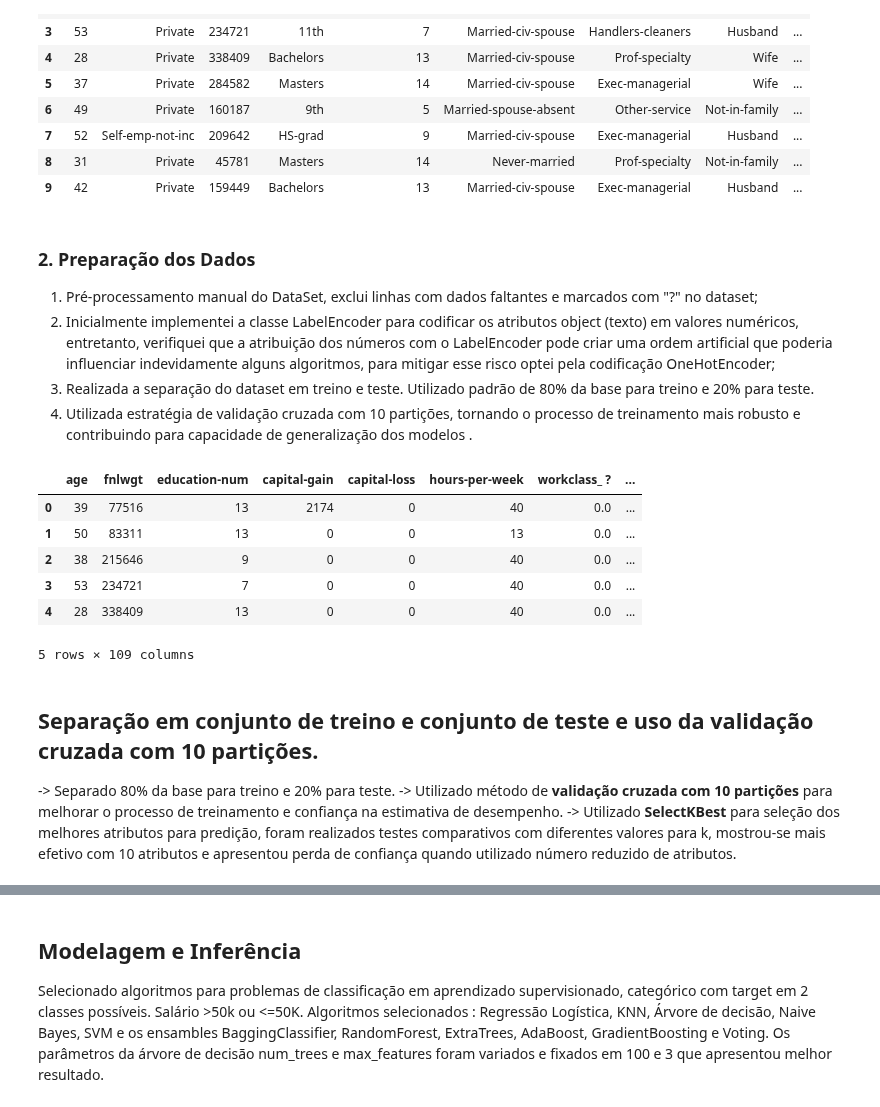
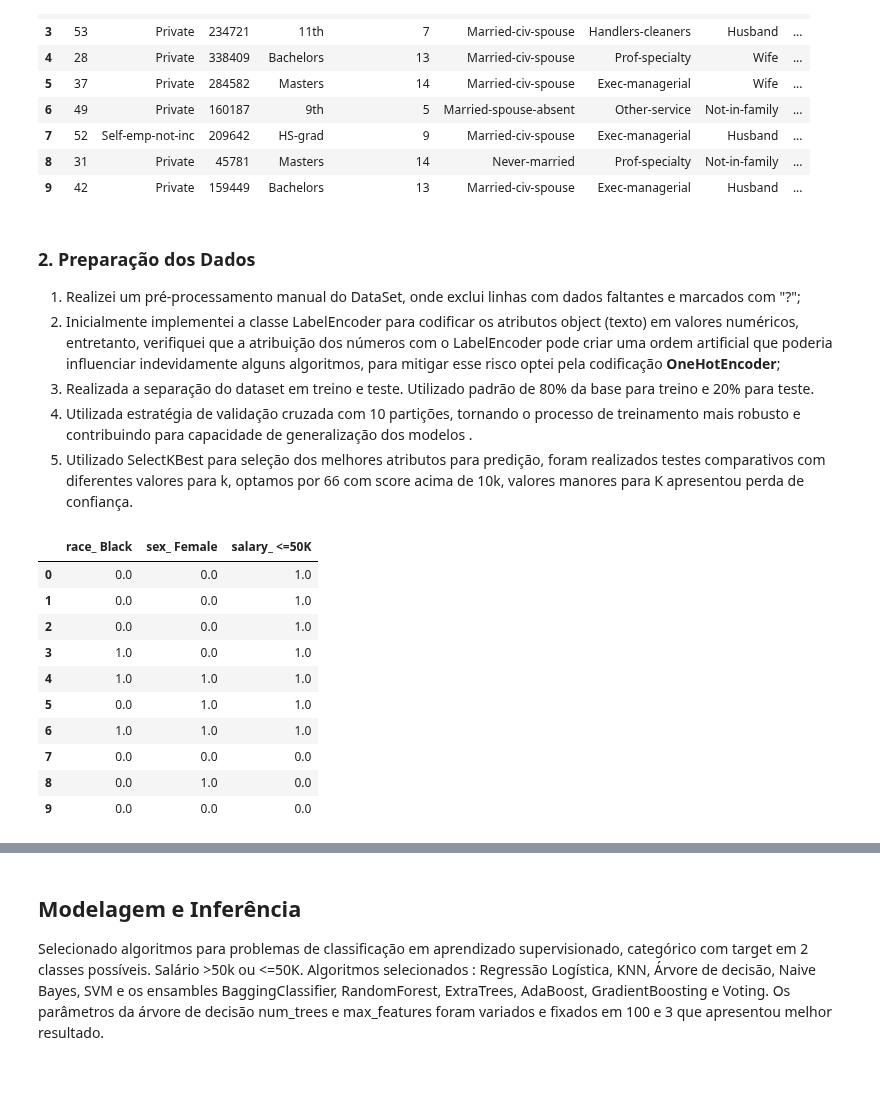
Before and after one commit to safreitas2000/ml-analytics-mvp, a Jupyter notebook: machine-learning/ML_MVP_v01.ipynb, the cells around one changed output, grey strips where cells are left out. Saved outputs shown, nothing was run; the diff lists cells and outputs as text; code cells hidden in the pictures; blank space fills up the shorter version.

```diff
--- a/machine-learning/ML_MVP_v01.ipynb
+++ b/machine-learning/ML_MVP_v01.ipynb
@@ -72,31 +72,35 @@ dataset.head(10)
 # %% [markdown]
 ### 2. Preparação dos Dados
 
-1. Pré-processamento manual do DataSet, exclui linhas com dados faltantes e marcados com "?" no dataset;
-2. Inicialmente implementei a classe LabelEncoder para codificar os atributos object (texto) em valores numéricos, entretanto, verifiquei que a atribuição dos números com o LabelEncoder pode criar uma ordem artificial que poderia influenciar indevidamente alguns algoritmos, para mitigar esse risco optei pela codificação OneHotEncoder;
+1. Realizei um pré-processamento manual do DataSet, onde exclui linhas com dados faltantes e marcados com "?";
+2. Inicialmente implementei a classe LabelEncoder para codificar os atributos object (texto) em valores numéricos, entretanto, verifiquei que a atribuição dos números com o LabelEncoder pode criar uma ordem artificial que poderia influenciar indevidamente alguns algoritmos, para mitigar esse risco optei pela codificação **OneHotEncoder**;
 3. Realizada a separação do dataset em treino e teste. Utilizado padrão de 80% da base para treino e 20% para teste.
 4. Utilizada estratégia de validação cruzada com 10 partições, tornando o processo de treinamento mais robusto e contribuindo para capacidade de generalização dos modelos .
+5. Utilizado SelectKBest para seleção dos melhores atributos para predição, foram realizados testes comparativos com diferentes valores para k, optamos por 66 com score acima de 10k, valores manores para K apresentou perda de confiança.
 # %%
 # Aplicação do OneHotEncoder no Dataset
 categorical_columns = dataset.select_dtypes(include=['object']).columns
 encoder = OneHotEncoder(sparse=False) # Cria uma instância do OneHotEncoder
 encoded_columns = encoder.fit_transform(dataset[categorical_columns])
 encoded_column_names = encoder.get_feature_names_out(categorical_columns)
 dataset_encoded = pd.DataFrame(encoded_columns, columns=encoded_column_names) # Cria um novo DataFrame com as colunas codificadas
 dataset_encoded = pd.concat([dataset.drop(columns=categorical_columns), dataset_encoded], axis=1)# Concatena as colunas codificadas com o DataFrame original
 dataset_encoded = dataset_encoded.drop(columns=['salary_ >50K'])#eliminei a coluna duplicada do target que não é necessária.
-# Mostra as primeiras linhas do dataset com o OneHotEncoder aplicado.
-dataset_encoded.head()
+
+# Visualização preliminar das colunas escolhidas para teste da hipótese
+selected_columns = dataset_encoded[["race_ Black", "sex_ Female", "salary_ <=50K"]]
+
+# Exibindo as primeiras linhas das colunas selecionadas
+selected_columns.head(10)
 # %% [output]
-|  | age | fnlwgt | education-num | capital-gain | capital-loss | hours-per-week | workclass_ ? | ... |
-| 0 | 39 | 77516 | 13 | 2174 | 0 | 40 | 0.0 | ... |
-| 1 | 50 | 83311 | 13 | 0 | 0 | 13 | 0.0 | ... |
-| 2 | 38 | 215646 | 9 | 0 | 0 | 40 | 0.0 | ... |
-| 3 | 53 | 234721 | 7 | 0 | 0 | 40 | 0.0 | ... |
-| 4 | 28 | 338409 | 13 | 0 | 0 | 40 | 0.0 | ... |
+|  | race_ Black | sex_ Female | salary_ <=50K |
+| 0 | 0.0 | 0.0 | 1.0 |
+| 1 | 0.0 | 0.0 | 1.0 |
+| 2 | 0.0 | 0.0 | 1.0 |
+| 3 | 1.0 | 0.0 | 1.0 |
+| 4 | 1.0 | 1.0 | 1.0 |
+| 5 | 0.0 | 1.0 | 1.0 |
+| 6 | 1.0 | 1.0 | 1.0 |
+| 7 | 0.0 | 0.0 | 0.0 |
+| 8 | 0.0 | 1.0 | 0.0 |
+| 9 | 0.0 | 0.0 | 0.0 |
-5 rows × 109 columns
-# %% [markdown]
-## Separação em conjunto de treino e conjunto de teste e uso da validação cruzada com 10 partições.
--> Separado 80% da base para treino e 20% para teste.
--> Utilizado método de **validação cruzada com 10 partições** para melhorar o processo de treinamento e confiança na estimativa de desempenho.
--> Utilizado **SelectKBest** para seleção dos melhores atributos para predição, foram realizados testes comparativos com diferentes valores para k, mostrou-se mais efetivo com 10 atributos e apresentou perda de confiança quando utilizado número reduzido de atributos.
```
Also changed, not shown: parts of 7 cells of this notebook.
